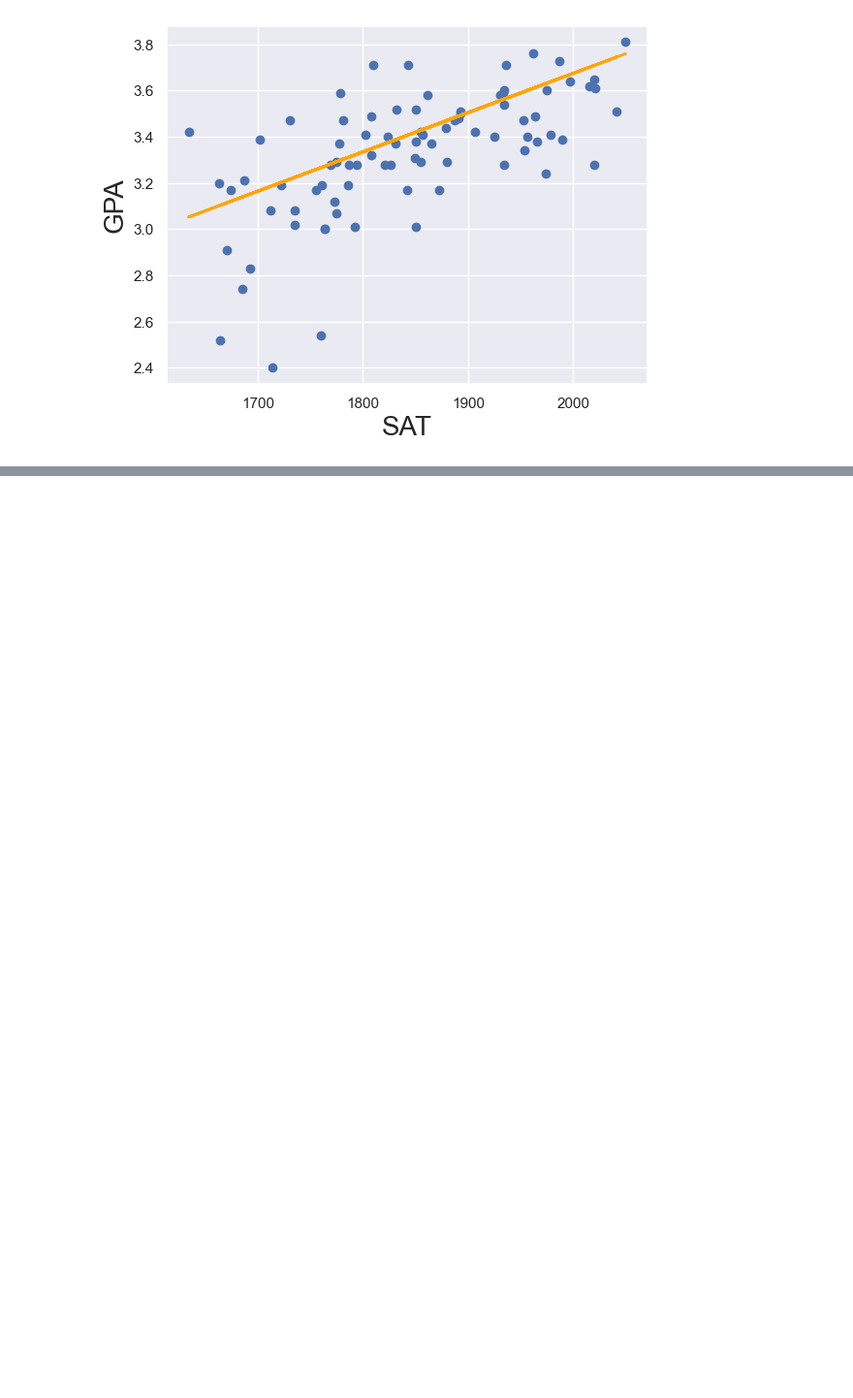
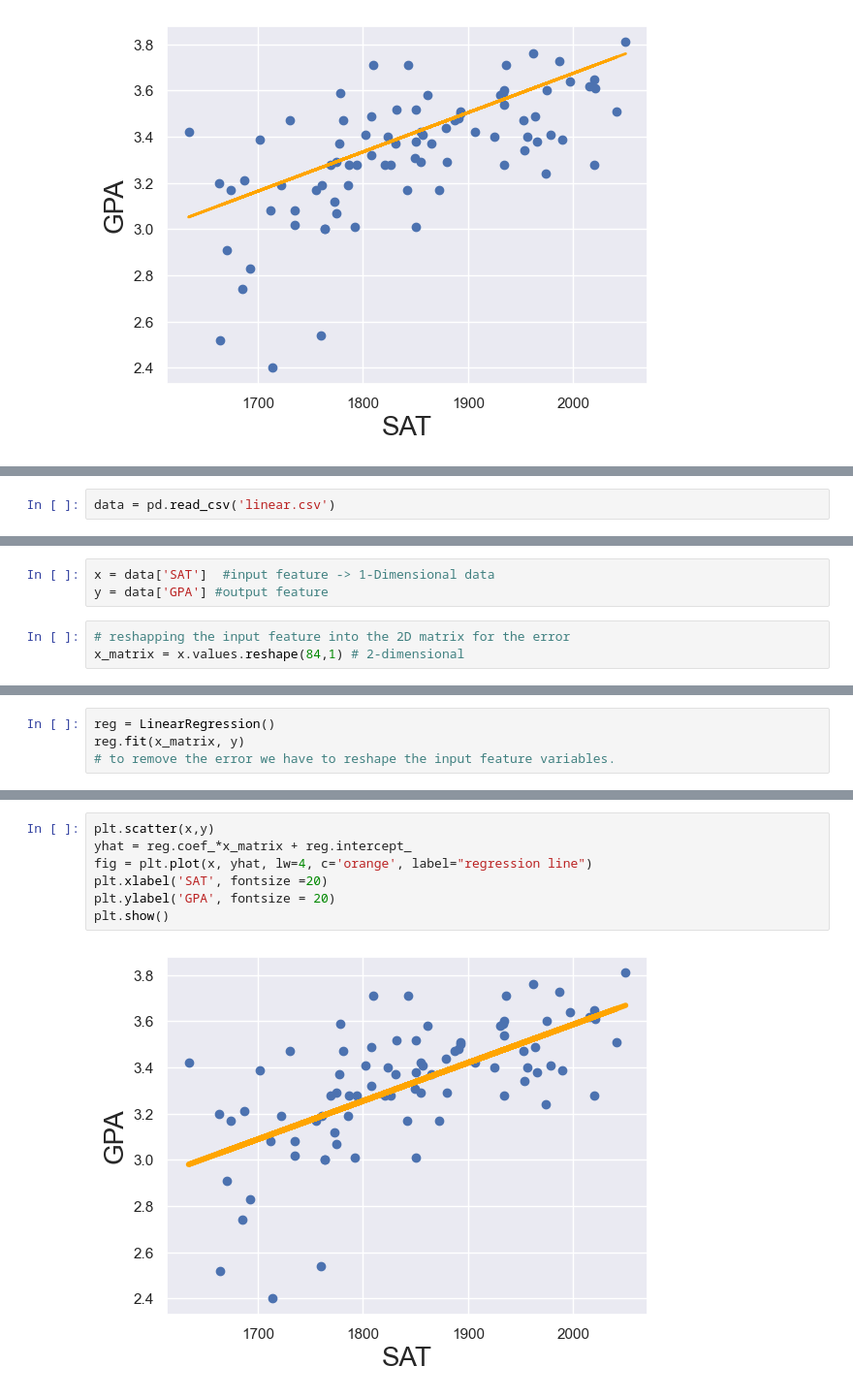
Before and after one commit to memphis95/Machine-Learning-Developer, a Jupyter notebook: 365Datascience/Machine Learning/1. Linear Regression/1. linear Regression.ipynb, the cells around one changed output, grey strips where cells are left out. Shown: that part at 97% size. Drawn from its saved outputs; the diff is of its cells as text; blank space fills up the shorter version.

Commit message:
Linear Regression examples

```diff
--- a/365Datascience/Machine Learning/1. Linear Regression/linear Regression.ipynb
+++ b/365Datascience/Machine Learning/1. Linear Regression/1. linear Regression.ipynb
@@ -106,0 +115,2 @@ plt.show()
+# %%
+data = pd.read_csv('linear.csv')
@@ -106,0 +121,6 @@ plt.show()
+# %%
+x = data['SAT']  #input feature -> 1-Dimensional data
+y = data['GPA'] #output feature
+# %%
+# reshapping the input feature into the 2D matrix for the error
+x_matrix = x.values.reshape(84,1) # 2-dimensional
@@ -106,0 +147,4 @@ plt.show()
+# %%
+reg = LinearRegression()
+reg.fit(x_matrix, y)
+# to remove the error we have to reshape the input feature variables.
@@ -106,0 +202,9 @@ plt.show()
+# %%
+plt.scatter(x,y)
+yhat = reg.coef_*x_matrix + reg.intercept_
+fig = plt.plot(x, yhat, lw=4, c='orange', label="regression line")
+plt.xlabel('SAT', fontsize =20)
+plt.ylabel('GPA', fontsize = 20)
+plt.show()
+# %% [output]
+[figure, added]
```
Also changed, not shown: parts of 23 cells of this notebook, 10 other files.
